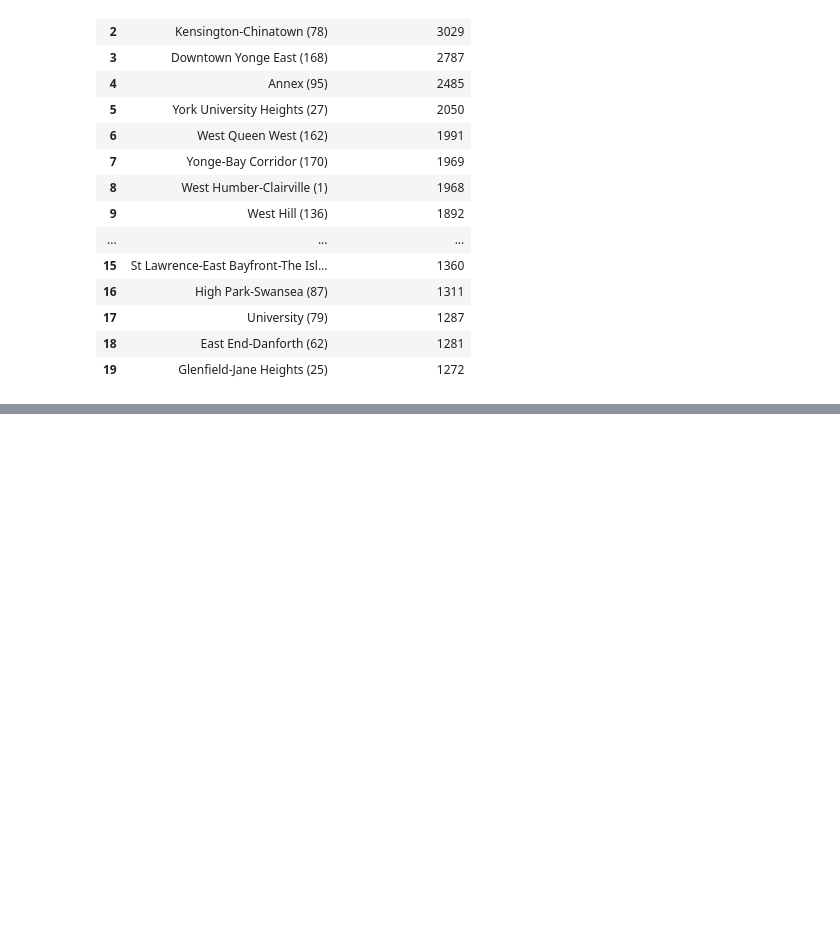
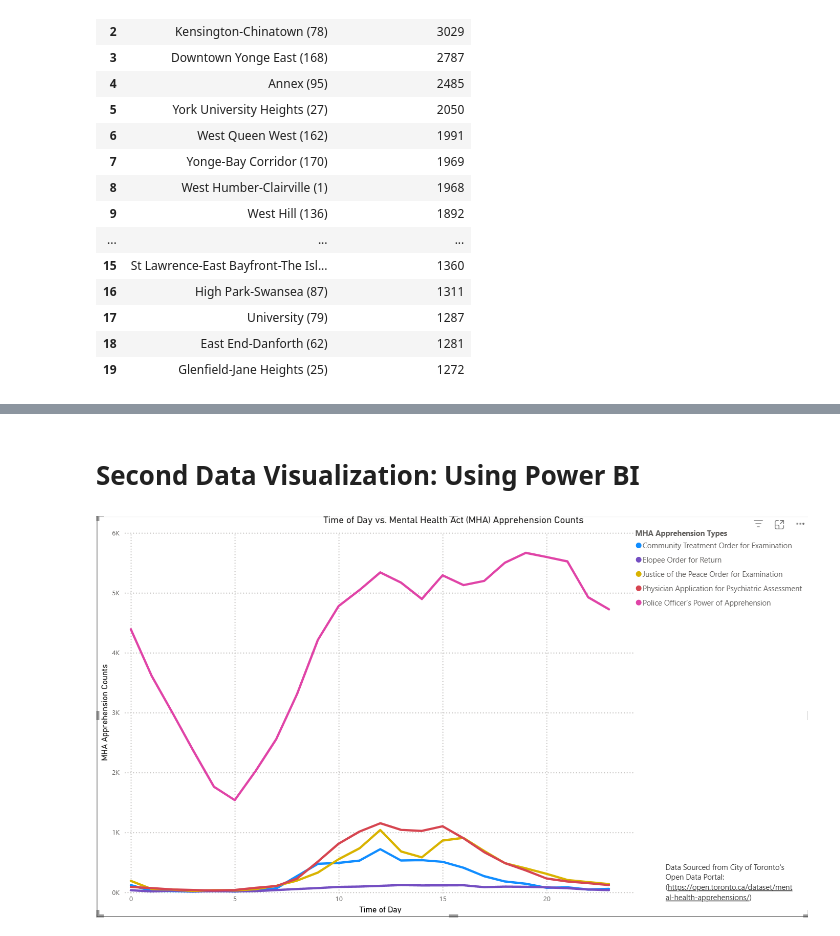
Before and after one commit to chloeyli/visualization, a Jupyter notebook: 02_activities/assignments/assignment_3.ipynb, the cells around one changed output, grey strips where cells are left out. Saved outputs shown, nothing was run; the diff lists cells and outputs as text; code cells hidden in the pictures; blank space fills up the shorter version.

```diff
--- a/02_activities/assignments/assignment_3.ipynb
+++ b/02_activities/assignments/assignment_3.ipynb
@@ -429,0 +418,10 @@ counts
+# %% [markdown]
+# Second Data Visualization: Using Power BI
+# %%
+# how to paste an image from a local file
+# reference: https://mljar.com/blog/jupyter-notebook-insert-image/
+
+from IPython.display import Image
+Image(r"../../02_activities/assignments/time_vs_counts.png")
+# %% [output]
+[figure, added]
```
Also changed, not shown: parts of 15 cells of this notebook.
